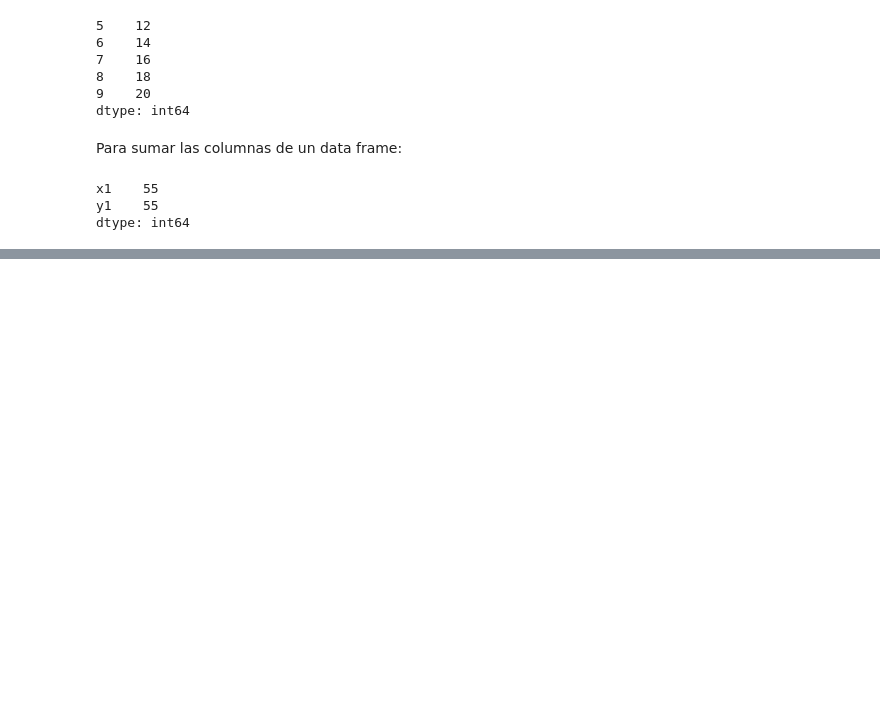
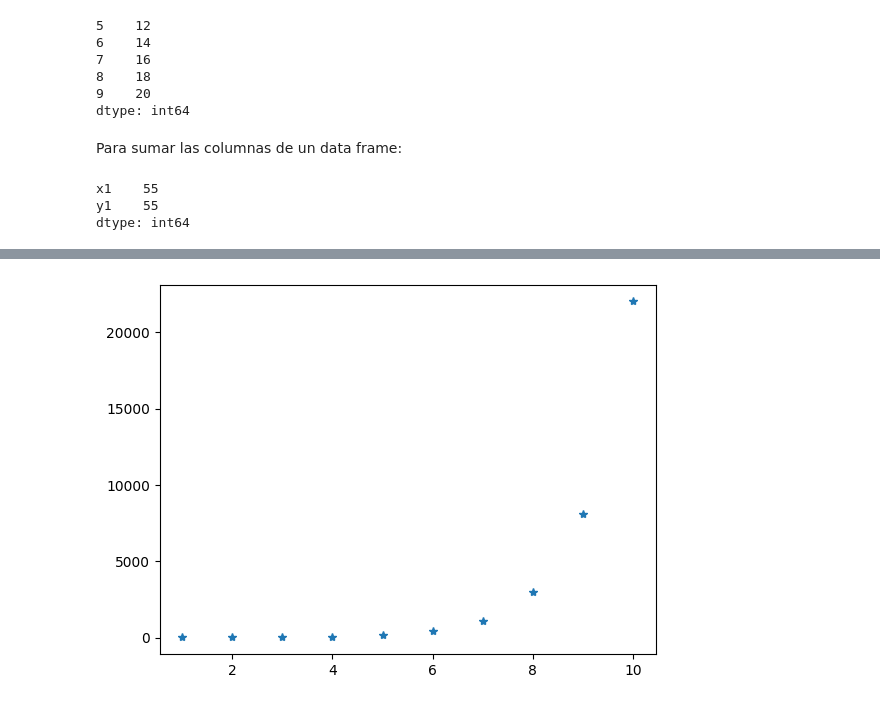
Before and after one commit to mzambrano1/mineria2024, a Jupyter notebook: Tutorial_1 (1)/tutorial1.ipynb, the cells around one changed output, grey strips where cells are left out. Cells and saved outputs as stored; diff of their text form; code cells hidden in the pictures; blank space fills up the shorter version.

```diff
--- a/Tutorial_1 (1)/tutorial1.ipynb
+++ b/Tutorial_1 (1)/tutorial1.ipynb
@@ -621,0 +719,9 @@ dtype: int64
+# %%
+
+# Graficar los datos
+plt.plot(x, y,'*')
+
+# Mostrar el gráfico
+plt.show()
+# %% [output]
+[figure, added]
```
Also changed, not shown: parts of 26 cells of this notebook.
